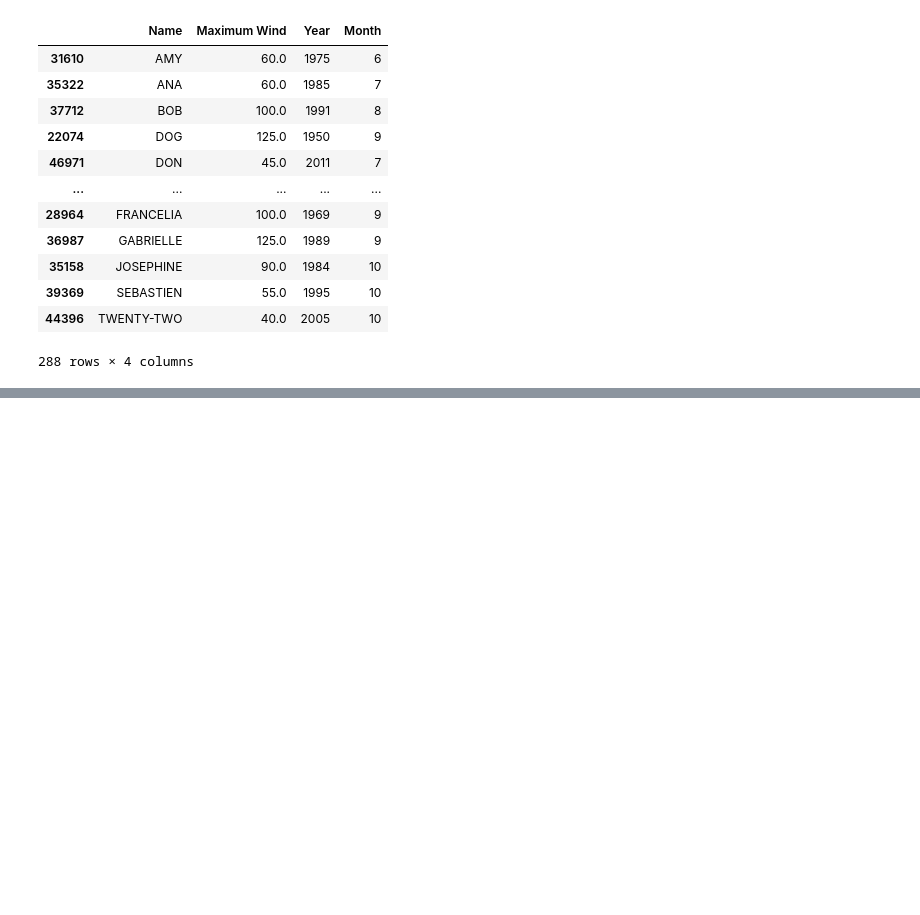
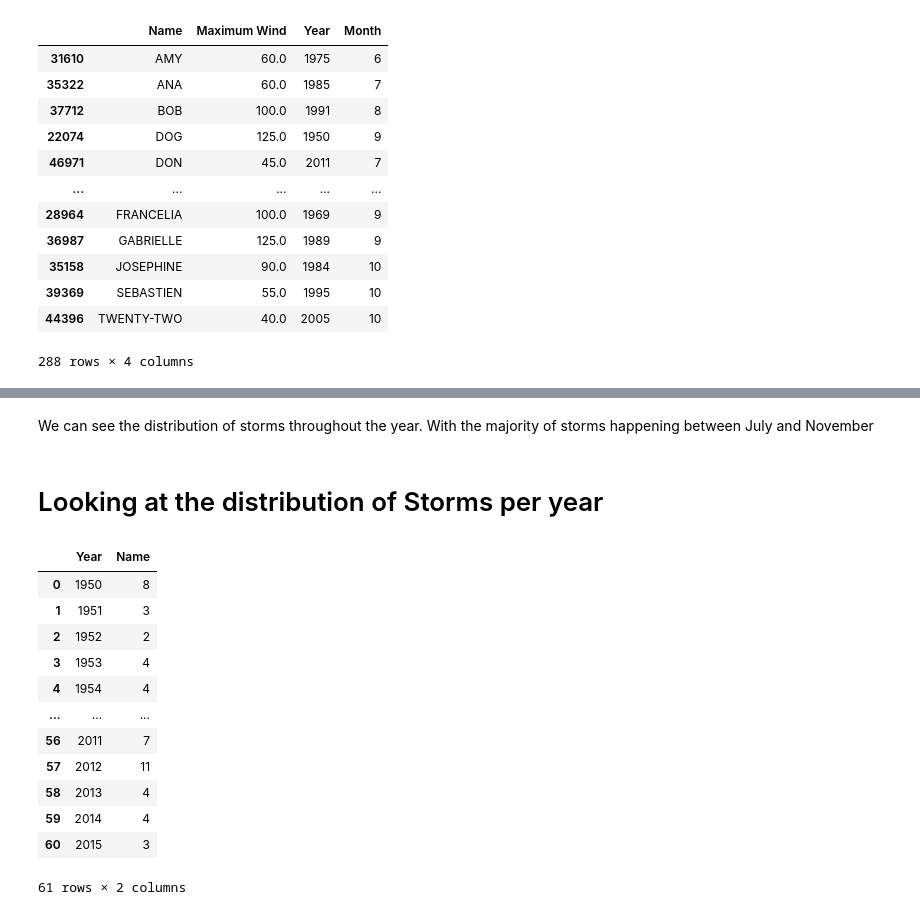
Before and after one commit to DanielBrechner/hurrdat_co2, a Jupyter notebook: atlantic_hurricanes.ipynb, the cells around one changed output, grey strips where cells are left out. Saved outputs shown, nothing was run; the diff lists cells and outputs as text; code cells hidden in the pictures; blank space fills up the shorter version.

```diff
--- a/atlantic_hurricanes.ipynb
+++ b/atlantic_hurricanes.ipynb
@@ -187,0 +191,21 @@ plt.show()
+# %% [markdown]
+We can see the distribution of storms throughout the year. With the majority of storms happening between July and November
+# %% [markdown]
+# Looking at the distribution of Storms per year
+# %%
+storms_per_year = max_wind_speeds.groupby('Year').size().reset_index(name='Name')
+storms_per_year
+# %% [output]
+|  | Year | Name |
+| 0 | 1950 | 8 |
+| 1 | 1951 | 3 |
+| 2 | 1952 | 2 |
+| 3 | 1953 | 4 |
+| 4 | 1954 | 4 |
+| ... | ... | ... |
+| 56 | 2011 | 7 |
+| 57 | 2012 | 11 |
+| 58 | 2013 | 4 |
+| 59 | 2014 | 4 |
+| 60 | 2015 | 3 |
+61 rows × 2 columns
```
Also changed, not shown: parts of 5 cells of this notebook.
